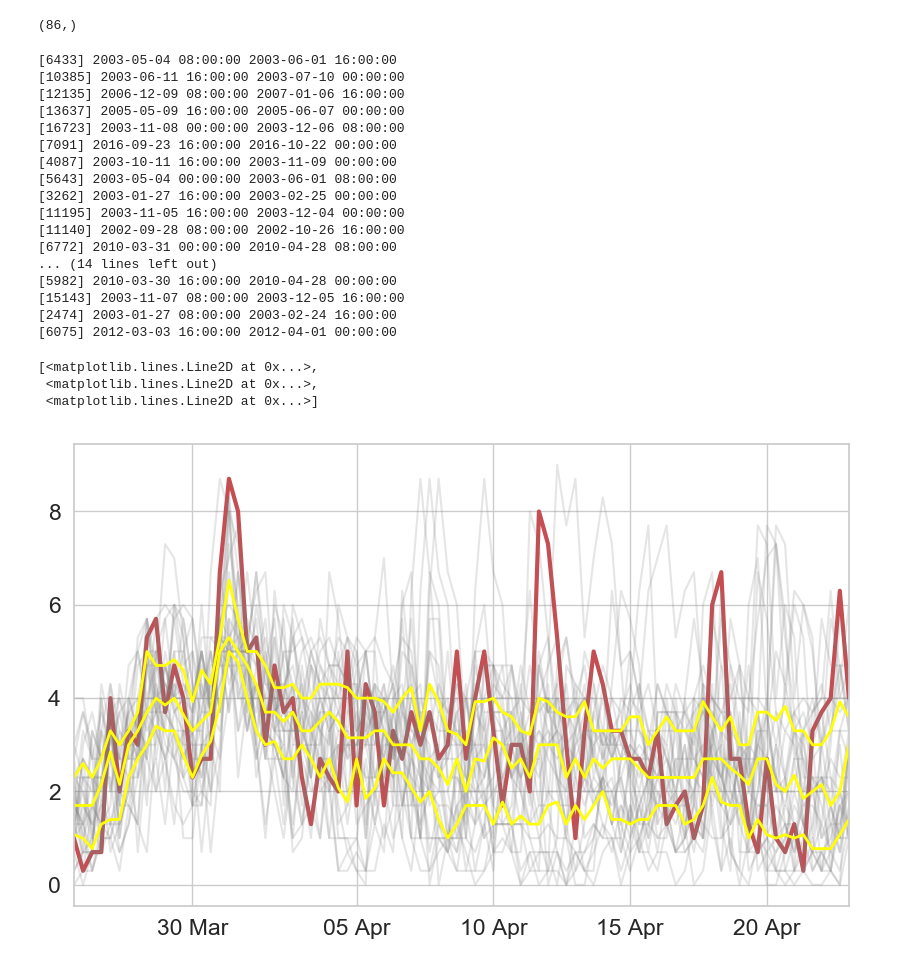
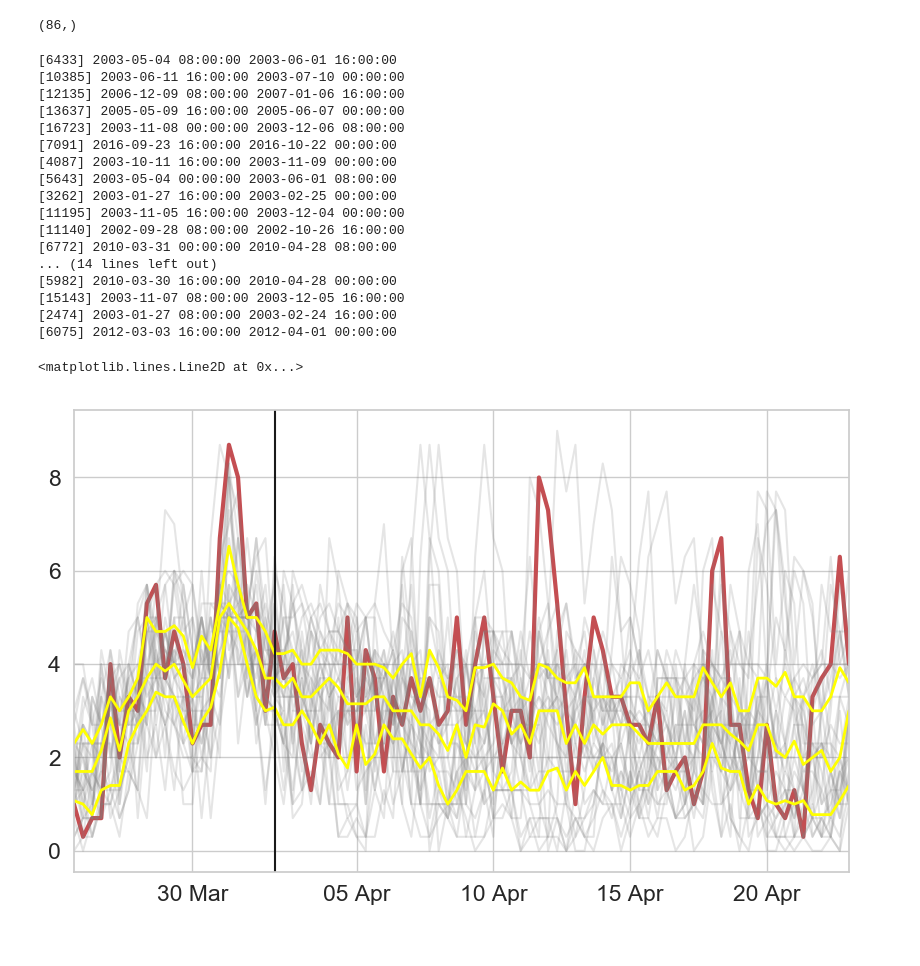
Before and after one commit to balarsen/GPSFluxForecast, a Jupyter notebook: Notebooks/GPS Forecast V0.ipynb, the cells around one changed output. Saved outputs shown, nothing was run; the diff lists cells and outputs as text; code cells hidden in the pictures.

```diff
--- a/Notebooks/GPS Forecast V0.ipynb
+++ b/Notebooks/GPS Forecast V0.ipynb
@@ -334,34 +334,33 @@ fig, ax = plt.subplots(figsize=(10,6))
 ax.plot(event_data[0], lw=3, c='r')
 spp.applySmartTimeTicks(ax, event_data[0].index)
 pred_data = []
 for ii in ind.T:
     ttmp = vectors.iloc[ii].index[-1].to_pydatetime()
     tmin = ttmp-datetime.timedelta(hours=7*24+8)
     tmax = ttmp+datetime.timedelta(hours=21*24)
     print(ii, tmin, tmax)
     ax.plot(event_data[0].index, om_df['Kp'].loc[tmin:tmax], c='grey', alpha=0.2)
     pred_data.append(om_df['Kp'].loc[tmin:tmax].values)
 
 ax.plot(event_data[0].index, np.percentile(pred_data, [25, 50, 75], axis=0).T, c='yellow', lw=2)
+ax.axvline(events[0], c='k')
 # %% [output]
 [6433] 2003-05-04 08:00:00 2003-06-01 16:00:00
 [10385] 2003-06-11 16:00:00 2003-07-10 00:00:00
 [12135] 2006-12-09 08:00:00 2007-01-06 16:00:00
 [13637] 2005-05-09 16:00:00 2005-06-07 00:00:00
 [16723] 2003-11-08 00:00:00 2003-12-06 08:00:00
 [7091] 2016-09-23 16:00:00 2016-10-22 00:00:00
 [4087] 2003-10-11 16:00:00 2003-11-09 00:00:00
 [5643] 2003-05-04 00:00:00 2003-06-01 08:00:00
 [3262] 2003-01-27 16:00:00 2003-02-25 00:00:00
 [11195] 2003-11-05 16:00:00 2003-12-04 00:00:00
 [11140] 2002-09-28 08:00:00 2002-10-26 16:00:00
 [6772] 2010-03-31 00:00:00 2010-04-28 08:00:00
 ... (14 lines left out)
 [5982] 2010-03-30 16:00:00 2010-04-28 00:00:00
 [15143] 2003-11-07 08:00:00 2003-12-05 16:00:00
 [2474] 2003-01-27 08:00:00 2003-02-24 16:00:00
 [6075] 2012-03-03 16:00:00 2012-04-01 00:00:00
-[<matplotlib.lines.Line2D at 0x...>,
- <matplotlib.lines.Line2D at 0x...>,
- <matplotlib.lines.Line2D at 0x...>]
+<matplotlib.lines.Line2D at 0x...>
-[figure, old version]
+[figure, new version]
```
